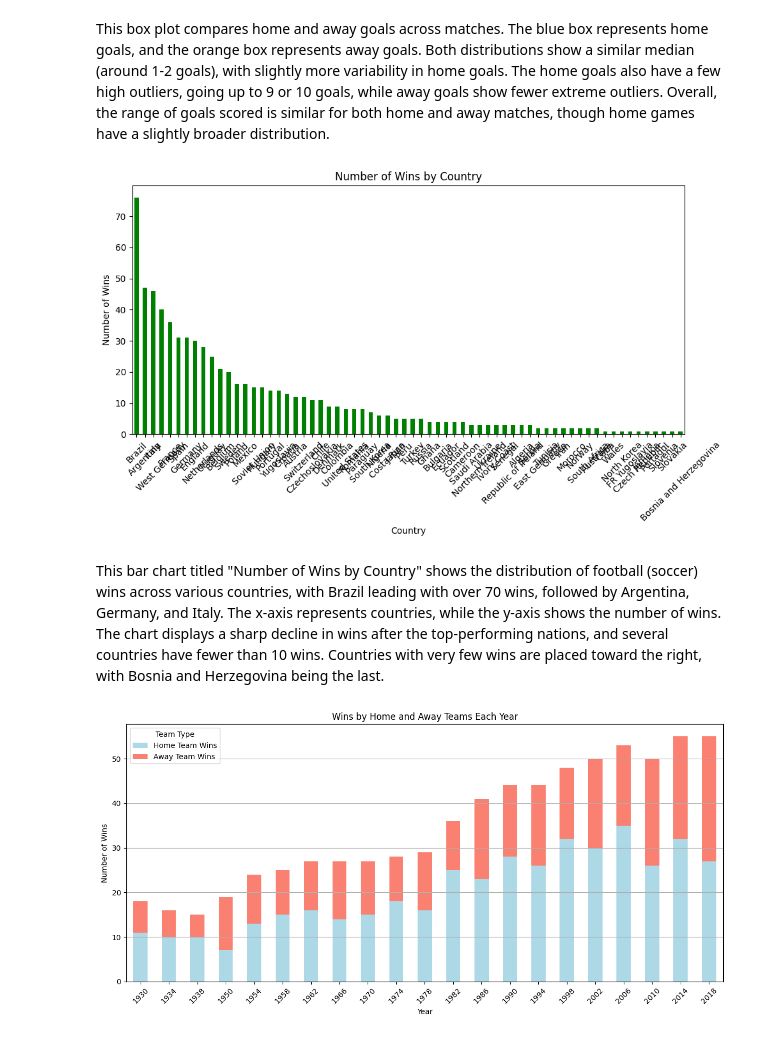
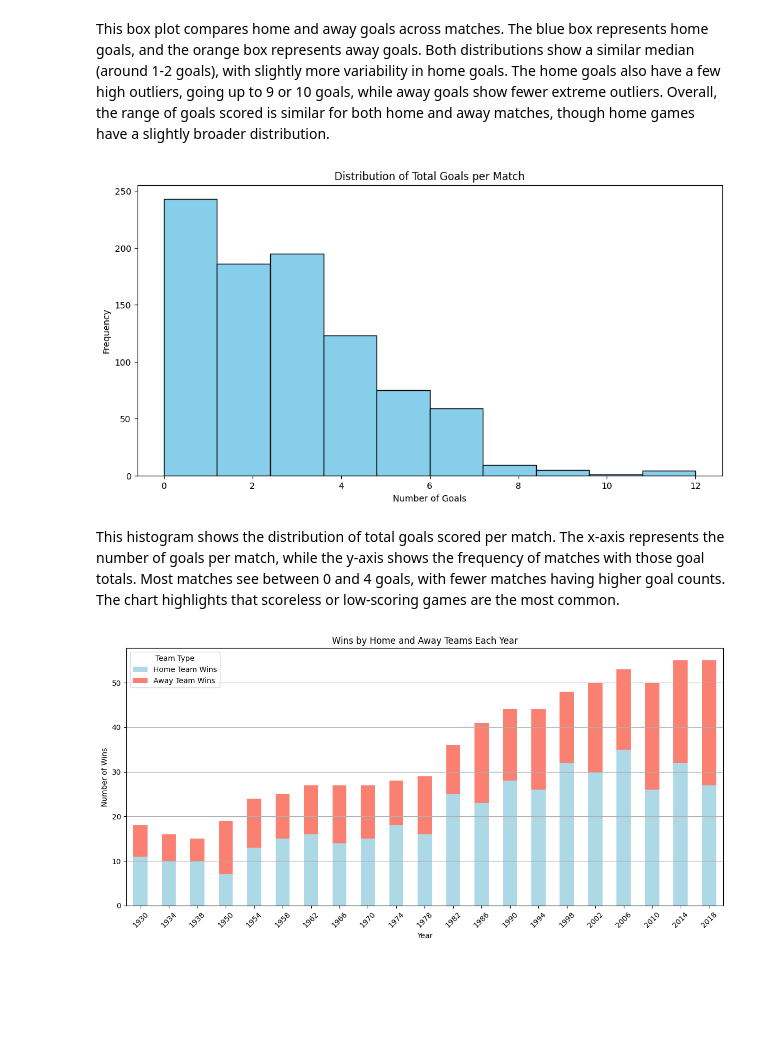
Before and after one commit to Aljwharah9/Project-IT-326, a Jupyter notebook: Phase_1_&_2.ipynb, the cells around one changed output. Cells and saved outputs as stored; diff of their text form; code cells hidden in the pictures; blank space fills up the shorter version.

```diff
--- a/Phase_1_&_2.ipynb
+++ b/Phase_1_&_2.ipynb
@@ -255,22 +256,23 @@ plt.show()
 [figure]
 # %% [markdown]
 This box plot compares home and away goals across matches. The blue box represents home goals, and the orange box represents away goals. Both distributions show a similar median (around 1-2 goals), with slightly more variability in home goals. The home goals also have a few high outliers, going up to 9 or 10 goals, while away goals show fewer extreme outliers. Overall, the range of goals scored is similar for both home and away matches, though home games have a slightly broader distribution.
-# %%
-# Count the number of wins by country
-wins_by_country = data['winning_team'].value_counts()
-
-# Plot the chart
-wins_by_country.plot(kind='bar', figsize=(10, 6), color='green')
-plt.title('Number of Wins by Country')
-plt.xlabel('Country')
-plt.ylabel('Number of Wins')
-plt.xticks(rotation=45)
-plt.tight_layout()
-plt.show()
-# %% [output]
-[figure, removed]
-# %% [markdown]
-This bar chart titled "Number of Wins by Country" shows the distribution of football (soccer) wins across various countries, with Brazil leading with over 70 wins, followed by Argentina, Germany, and Italy. The x-axis represents countries, while the y-axis shows the number of wins. The chart displays a sharp decline in wins after the top-performing nations, and several countries have fewer than 10 wins. Countries with very few wins are placed toward the right, with Bosnia and Herzegovina being the last.
+# %%
+import matplotlib.pyplot as plt
+
+# Calculate total goals (home and away) per match
+total_goals = data['home_score'] + data['away_score']
+
+# Plot the histogram
+plt.figure(figsize=(12, 6))
+plt.hist(total_goals, bins=10, color='skyblue', edgecolor='black')
+plt.title('Distribution of Total Goals per Match')
+plt.xlabel('Number of Goals')
+plt.ylabel('Frequency')
+plt.show()
+# %% [output]
+[figure, added]
+# %% [markdown]
+This histogram shows the distribution of total goals scored per match. The x-axis represents the number of goals per match, while the y-axis shows the frequency of matches with those goal totals. Most matches see between 0 and 4 goals, with fewer matches having higher goal counts. The chart highlights that scoreless or low-scoring games are the most common.
 # %%
 
 # Count wins for home and away teams per year
```
Also changed, not shown: parts of 1 cell of this notebook.
